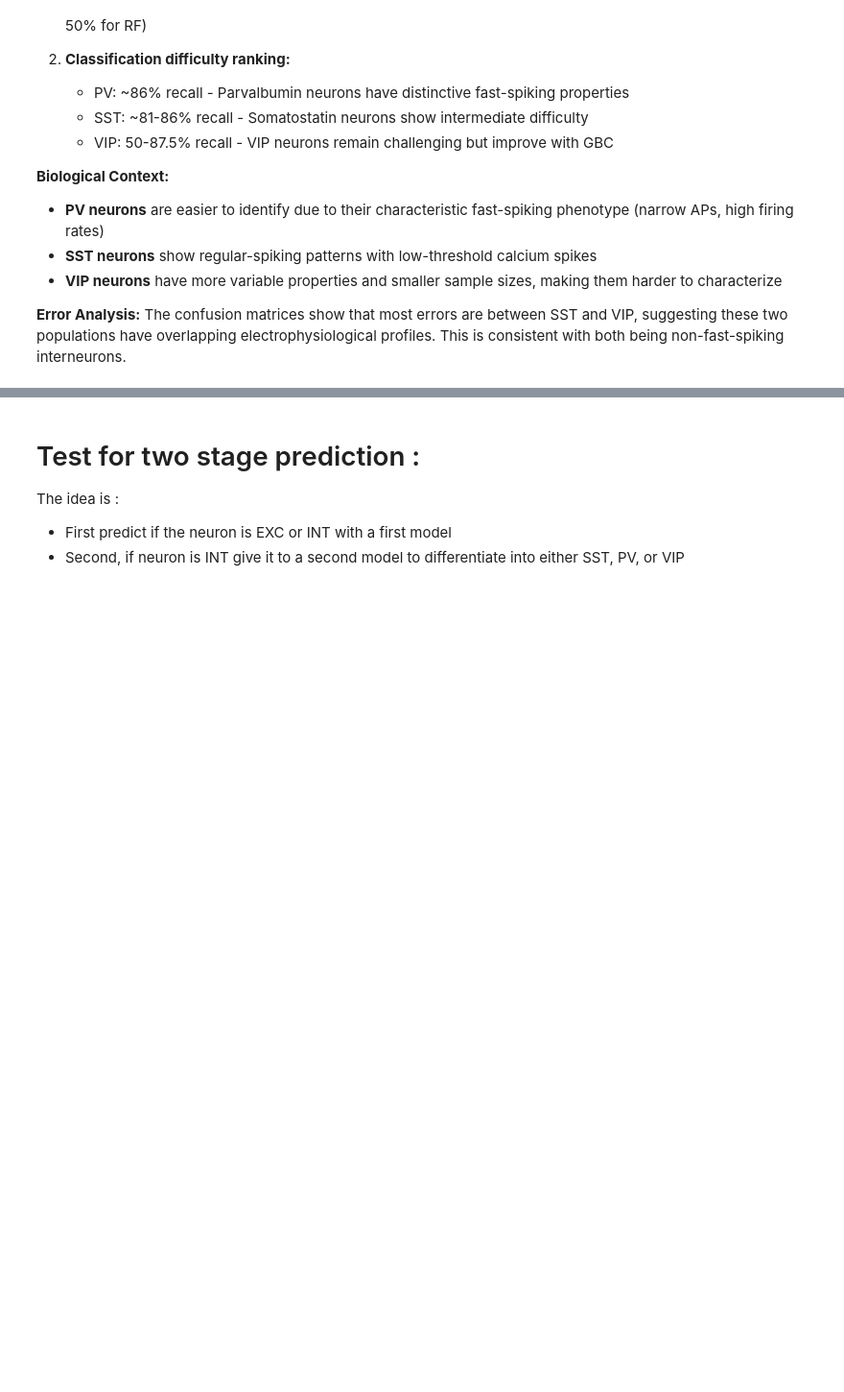
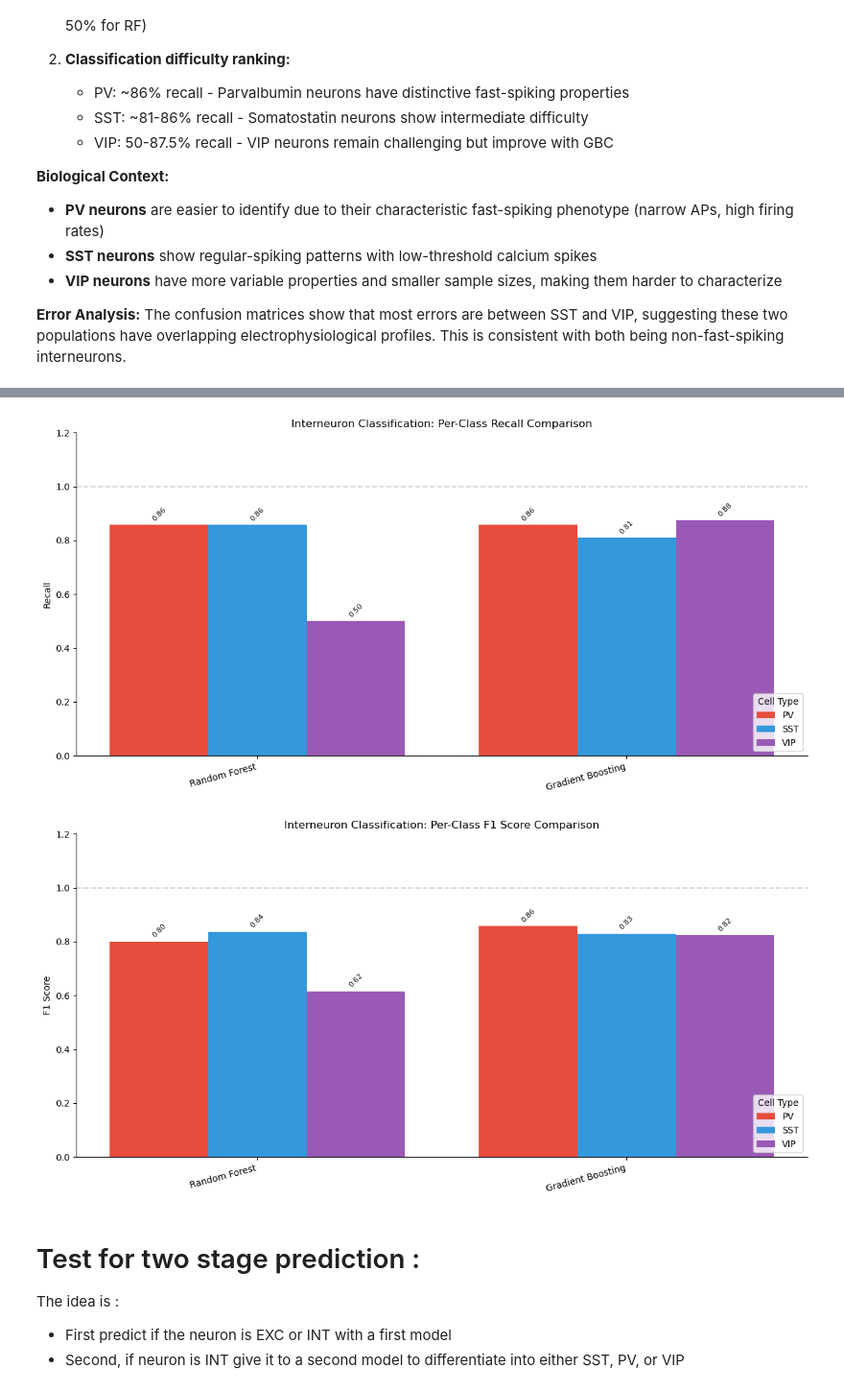
Before and after one commit to Lunomatique/BIO482_MiniProject_2025_Python, a Jupyter notebook: notebooks/MiniProject_Part4_Analysis_Figures.ipynb, the cells around one changed output, grey strips where cells are left out. Shown at 96% size. Saved outputs shown, nothing was run; the diff lists cells and outputs as text; code cells hidden in the pictures; blank space fills up the shorter version.

```diff
--- a/notebooks/MiniProject_Part4_Analysis_Figures.ipynb
+++ b/notebooks/MiniProject_Part4_Analysis_Figures.ipynb
@@ -700,3 +777,31 @@ Gradient Boosting Classifier SST vs PV vs VIP :
 
 **Error Analysis:**
 The confusion matrices show that most errors are between SST and VIP, suggesting these two populations have overlapping electrophysiological profiles. This is consistent with both being non-fast-spiking interneurons.
+# %%
+# Compare interneuron-only classifiers (PV vs SST vs VIP)
+model_evals_int = [model_eval_rfc_INT, model_eval_gdb_INT]
+model_names_int = ["Random Forest", "Gradient Boosting"]
+
+model_comparison_plot_INT = plot_model_comparison(
+    model_evals_int,
+    model_names_int,
+    metrics=['accuracy', 'balanced_accuracy'],
+    title="Interneuron Classification (PV vs SST vs VIP): Model Comparison"
+)
+
+per_class_recall_plot_INT = plot_perclass_comparison(
+    model_evals_int,
+    model_names_int,
+    classes=["PV", "SST", "VIP"],
+    metric='recall',
+    title="Interneuron Classification: Per-Class Recall Comparison"
+)
+
+per_class_F1_plot_INT = plot_perclass_comparison(
+    model_evals_int,
+    model_names_int,
+    classes=[ "PV", "SST", "VIP"],
+    metric='f1-score',
+    title="Interneuron Classification: Per-Class F1 Score Comparison"
+)
+# %% [output]
@@ -703,3 +809,5 @@ The confusion matrices show that most errors are between SST and VIP, suggesting
+[figure, added]
+[figure, added]
 # %% [markdown]
 # Test for two stage prediction :
 The idea is :
```
Also changed, not shown: parts of 19 cells of this notebook.
